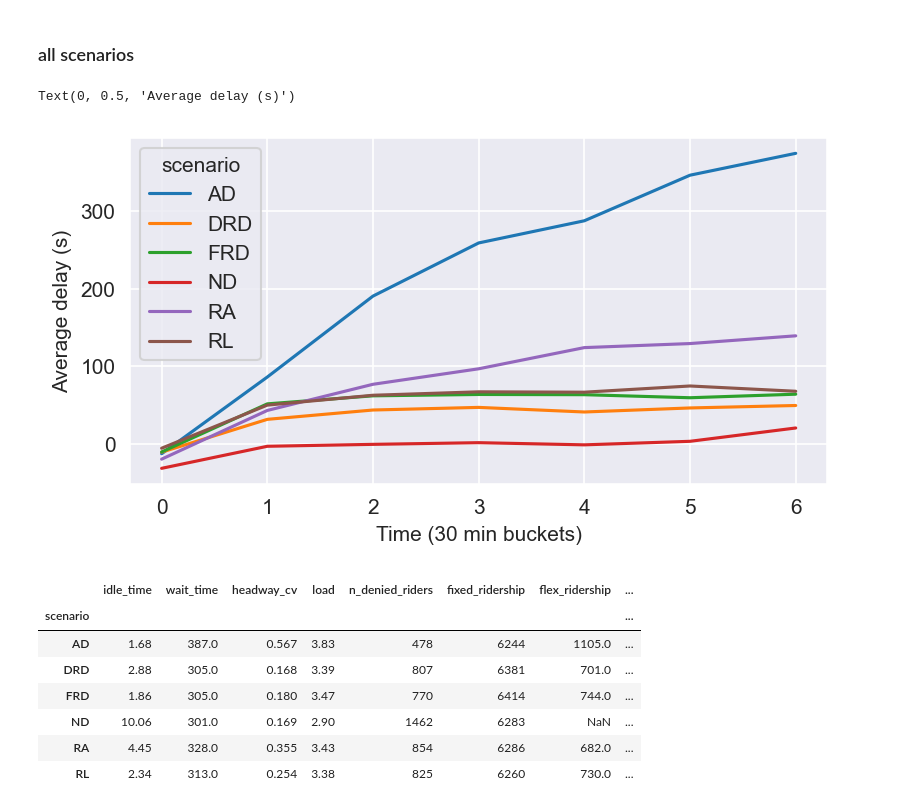
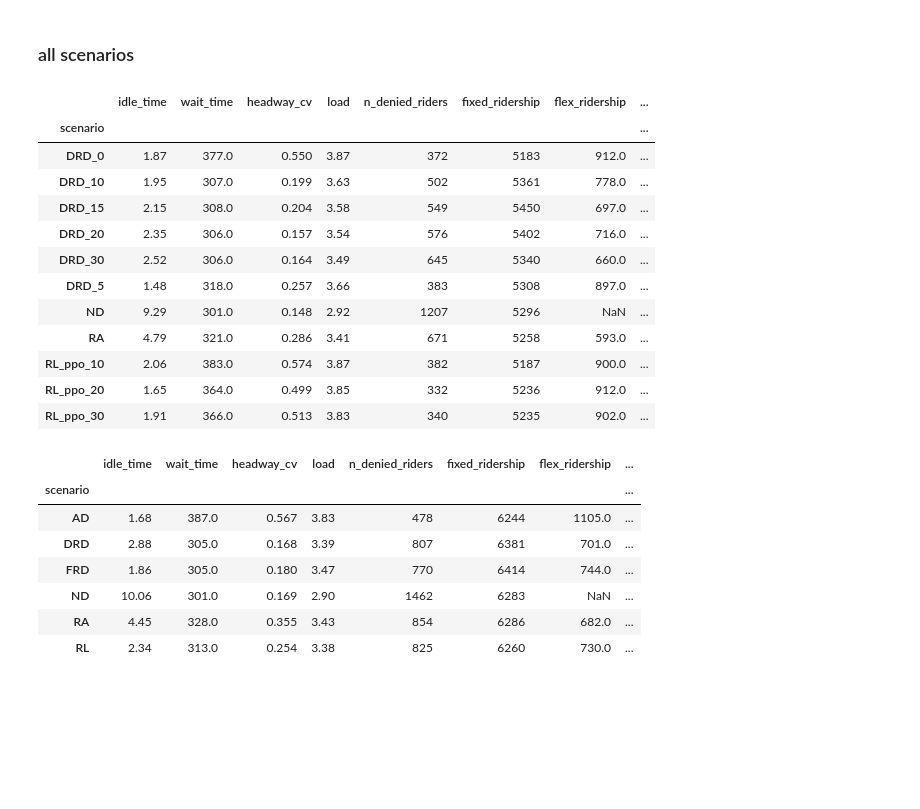
Before and after one commit to joerovar/flex-bus-sim, a Jupyter notebook: results.ipynb, the cells around one changed output. Saved outputs shown, nothing was run; the diff lists cells and outputs as text; code cells hidden in the pictures; blank space fills up the shorter version.

```diff
--- a/results.ipynb
+++ b/results.ipynb
@@ -74,19 +142,32 @@ table, table_pcts = tabulate_improvements(RESULTS_PATH, ON_TIME_BOUNDS, base_sce
+# %%
+table.sort_values(by='scenario')
+# %% [output]
+|  | idle_time | wait_time | headway_cv | load | n_denied_riders | fixed_ridership | flex_ridership | ... |
+| scenario |  |  |  |  |  |  |  | ... |
+| DRD_0 | 1.87 | 377.0 | 0.550 | 3.87 | 372 | 5183 | 912.0 | ... |
+| DRD_10 | 1.95 | 307.0 | 0.199 | 3.63 | 502 | 5361 | 778.0 | ... |
+| DRD_15 | 2.15 | 308.0 | 0.204 | 3.58 | 549 | 5450 | 697.0 | ... |
+| DRD_20 | 2.35 | 306.0 | 0.157 | 3.54 | 576 | 5402 | 716.0 | ... |
+| DRD_30 | 2.52 | 306.0 | 0.164 | 3.49 | 645 | 5340 | 660.0 | ... |
+| DRD_5 | 1.48 | 318.0 | 0.257 | 3.66 | 383 | 5308 | 897.0 | ... |
+| ND | 9.29 | 301.0 | 0.148 | 2.92 | 1207 | 5296 | NaN | ... |
+| RA | 4.79 | 321.0 | 0.286 | 3.41 | 671 | 5258 | 593.0 | ... |
+| RL_ppo_10 | 2.06 | 383.0 | 0.574 | 3.87 | 382 | 5187 | 900.0 | ... |
+| RL_ppo_20 | 1.65 | 364.0 | 0.499 | 3.85 | 332 | 5236 | 912.0 | ... |
+| RL_ppo_30 | 1.91 | 366.0 | 0.513 | 3.83 | 340 | 5235 | 902.0 | ... |
 # %%
 idle, pax, state, trips = read_results(RESULTS_PATH)
 # %%
-## get evolution of delay overtime by scenario with 30 minute buckets
-tmp_trips = trips[['scenario', 'arrival_time', 'delay','bucket']].copy()
-## remove maximum bucket
-tmp_trips = tmp_trips[tmp_trips['bucket'] < MAX_TIME_HOURS*3600 // 30*60]
+# ## get evolution of delay overtime by scenario with 30 minute buckets
+# tmp_trips = trips[['scenario', 'arrival_time', 'delay','bucket']].copy()
+# ## remove maximum bucket
+# tmp_trips = tmp_trips[tmp_trips['bucket'] < MAX_TIME_HOURS*3600 // 30*60]
 
-fig, axs = plt.subplots(figsize=(6,3))
-sns.set_style('darkgrid')
-sns.lineplot(data=tmp_trips.groupby(['scenario', 'bucket']).agg({'delay': 'mean'}).reset_index(), x='bucket', y='delay', hue='scenario', ax=axs)
-axs.set_xlabel('Time (30 min buckets)')
-axs.set_ylabel('Average delay (s)')
+# fig, axs = plt.subplots(figsize=(6,3))
+# sns.set_style('darkgrid')
+# sns.lineplot(data=tmp_trips.groupby(['scenario', 'bucket']).agg({'delay': 'mean'}).reset_index(), x='bucket', y='delay', hue='scenario', ax=axs)
+# axs.set_xlabel('Time (30 min buckets)')
+# axs.set_ylabel('Average delay (s)')
-# %% [output]
-Text(0, 0.5, 'Average delay (s)')
-[figure, removed]
 # %%
 # table, table_pcts = tabulate_improvements(state, idle, pax, trips, ON_TIME_BOUNDS, base_scenario='ND', flex_stops=FLEX_STOPS)
 # %%
```
Also changed, not shown: parts of 20 cells of this notebook, 12 other files.
